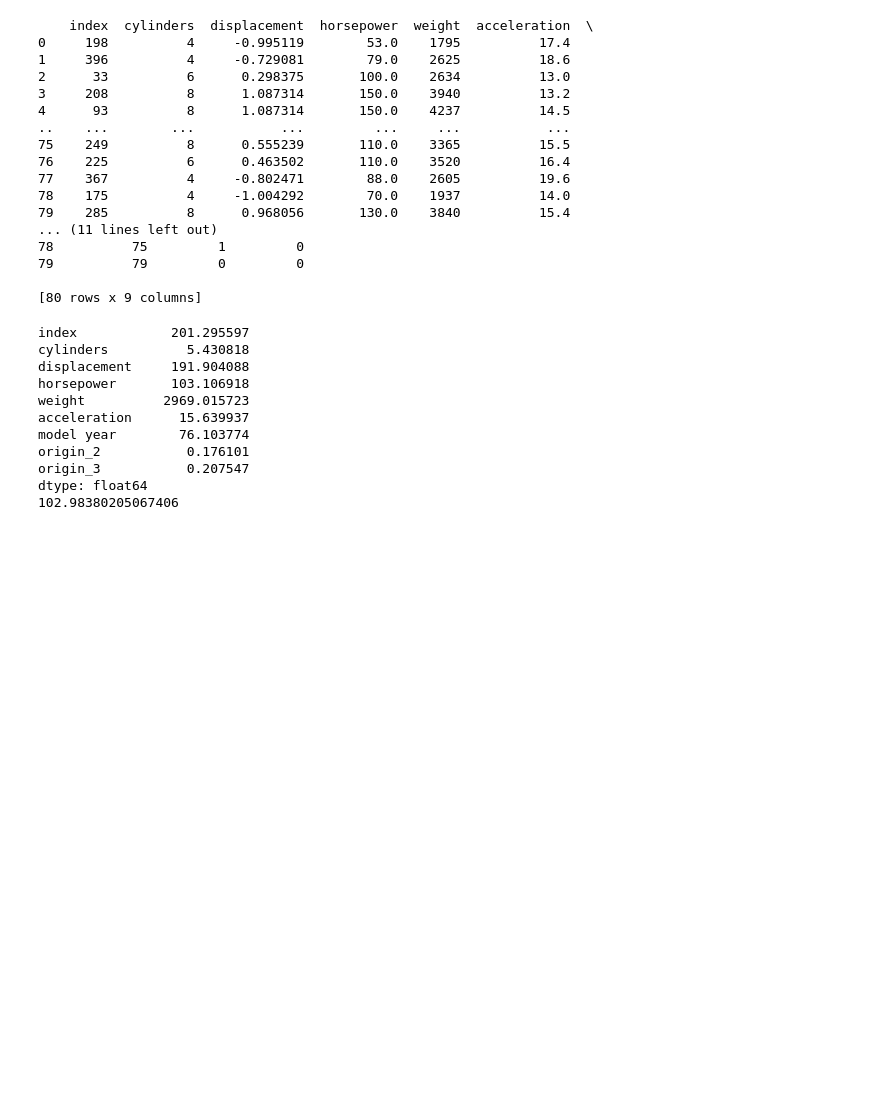
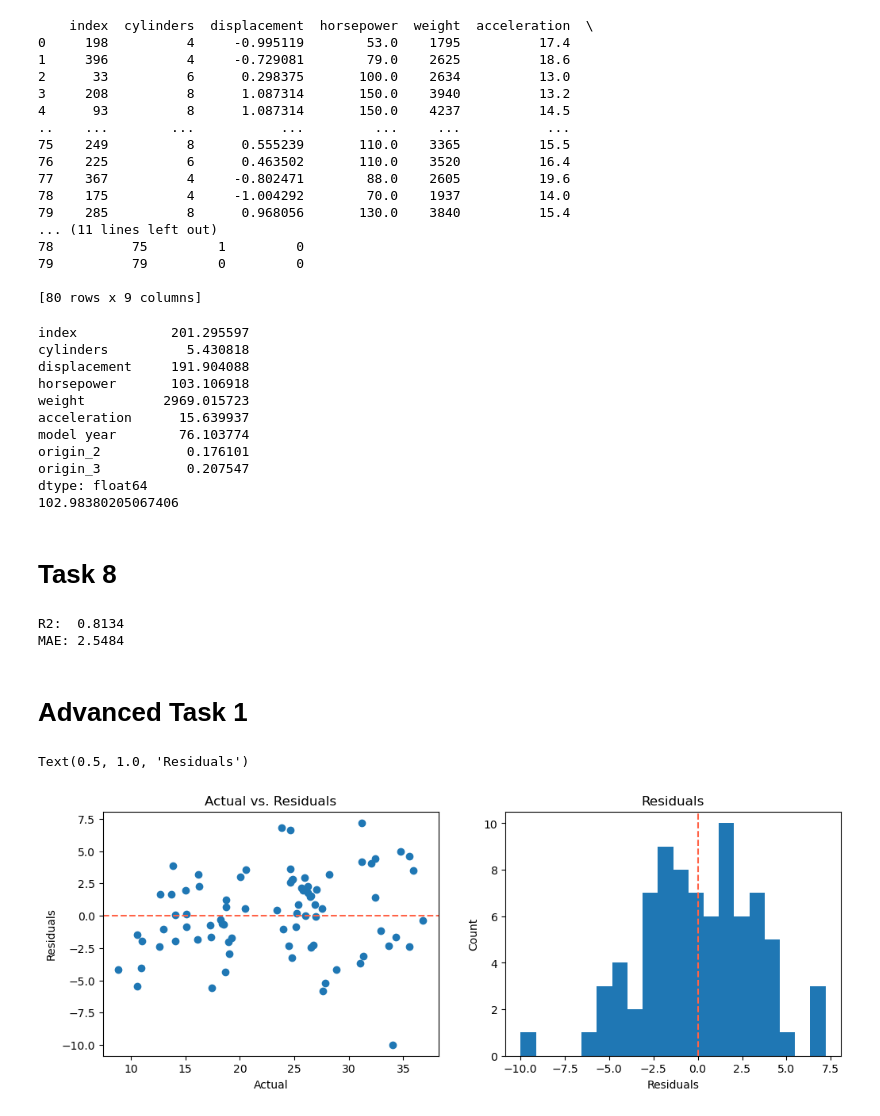
Before and after one commit to S-Shockley/ML--Preprocessing, a Jupyter notebook: preprocess.ipynb, the cells around one changed output. Cells and saved outputs as stored; diff of their text form; code cells hidden in the pictures; blank space fills up the shorter version.

Commit message:
advanced task done

```diff
--- a/preprocess.ipynb
+++ b/preprocess.ipynb
@@ -252,3 +252,77 @@ origin_2           0.176101
 origin_3           0.207547
 dtype: float64
 102.98380205067406
+# %% [markdown]
+# Task 8
+# %%
+import pandas as pd
+from sklearn.preprocessing import StandardScaler, OneHotEncoder, OrdinalEncoder
+from sklearn.compose import ColumnTransformer
+from sklearn.pipeline import Pipeline
+from sklearn.linear_model import LinearRegression
+from sklearn.model_selection import train_test_split
+from sklearn.metrics import r2_score, mean_absolute_error
+
+X= cars_df.loc[:, 'cylinders':'origin']
+y= cars_df['mpg']
+
+# Split data
+X_train, X_test, y_train, y_test = train_test_split(
+    X, y, test_size=0.2, random_state=42)
+
+# Define columns
+categorical_cols = ['origin', 'model year', 'cylinders']
+numeric_cols = ['displacement']
+
+# Build Column Transformer
+preprocessor = ColumnTransformer([
+    ('num', StandardScaler(), numeric_cols),
+    ('category', OneHotEncoder(sparse_output=False), categorical_cols)
+])
+
+# Build pipeline
+pipe = Pipeline([
+    ('preprocessor', preprocessor),
+    ('model', LinearRegression()),
+])
+
+# Fit model
+pipe.fit(X_train, y_train)
+y_pred = pipe.predict(X_test)
+
+# Evaluate
+r2 = r2_score(y_test, y_pred)
+mae = mean_absolute_error(y_test, y_pred)
+print(f'R2:  {r2:.4f}')
+print(f'MAE: {mae:.4f}')
+# %% [output]
+R2:  0.8134
+MAE: 2.5484
+# %% [markdown]
+# Advanced Task 1
+# %%
+import matplotlib.pyplot as plt
+
+residuals = y_pred - y_test
+
+residuals
+
+plt.figure(figsize=(12, 4))
+
+plt.subplot(1, 2, 1)
+plt.scatter(y_pred, residuals)
+plt.axhline(0, color='tomato', linestyle='--')
+plt.xlabel('Actual')
+plt.ylabel('Residuals')
+plt.title('Actual vs. Residuals')
+
+
+plt.subplot(1, 2, 2)
+plt.hist(residuals, bins=20)
+plt.axvline(0, color='tomato', linestyle='--')
+plt.xlabel('Residuals')
+plt.ylabel('Count')
+plt.title('Residuals')
+# %% [output]
+Text(0.5, 1.0, 'Residuals')
+[figure, added]
```
Also changed, not shown: parts of 5 cells of this notebook.
